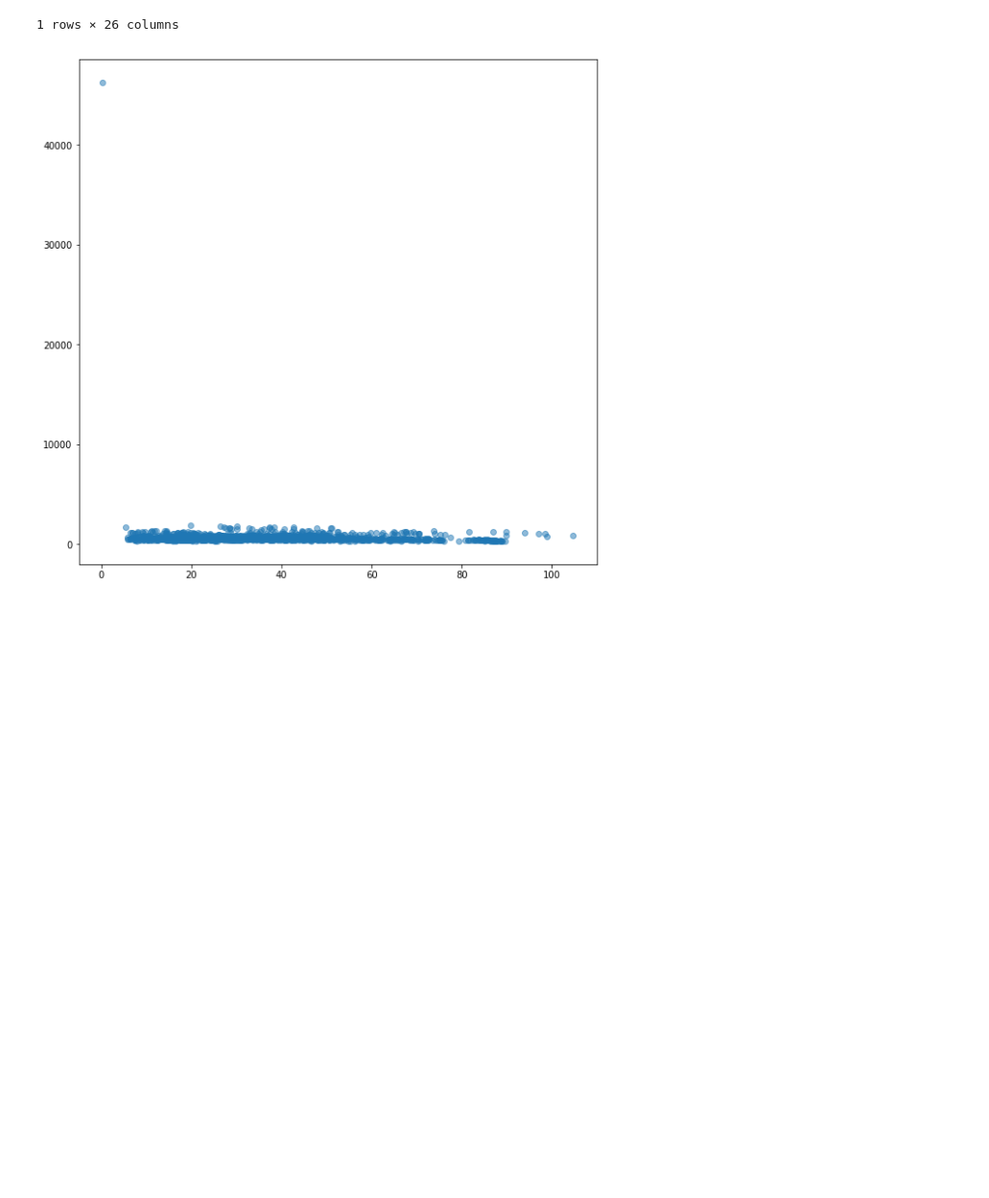
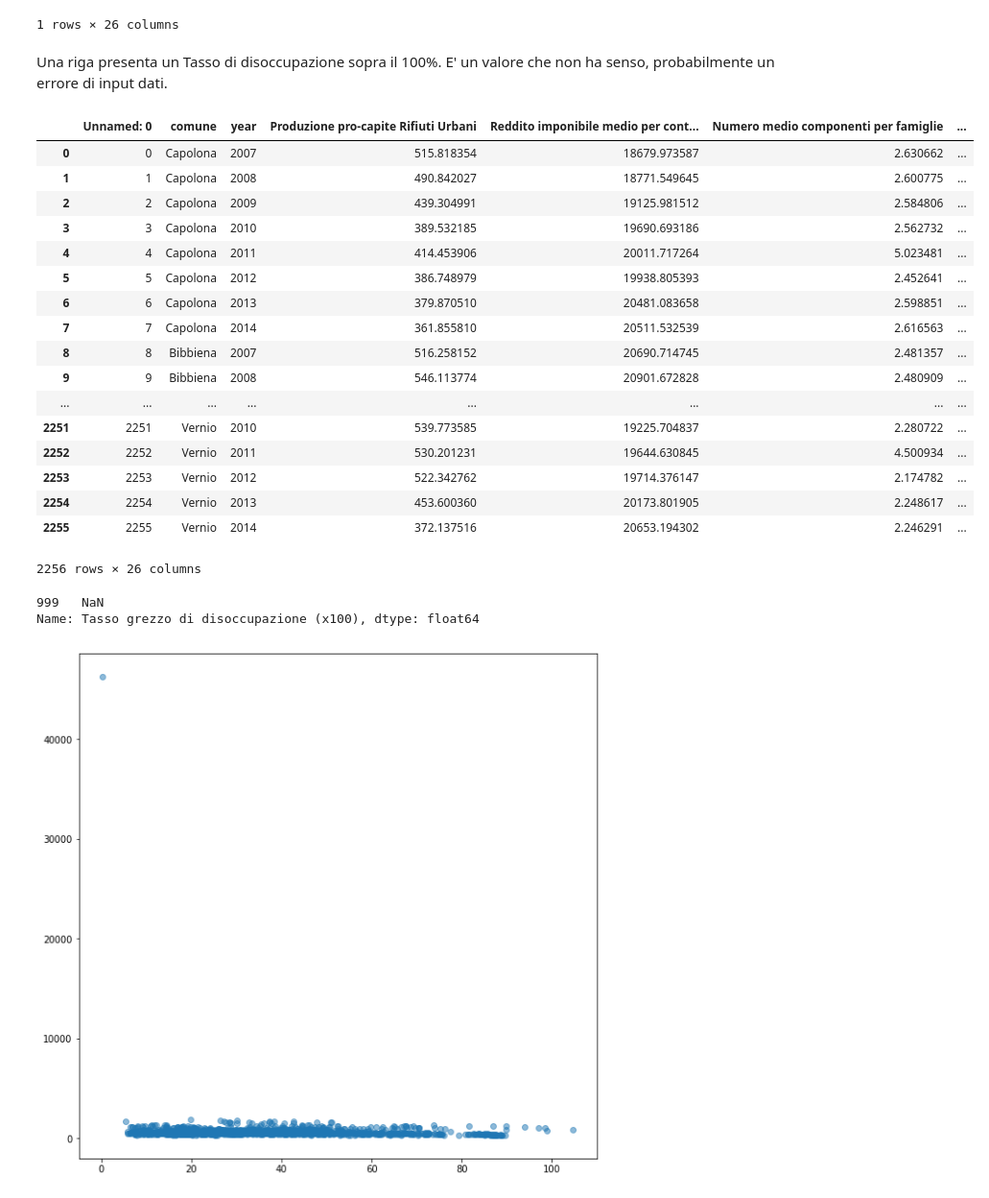
Before and after one commit to tropiano/sandrina, a Jupyter notebook: notebooks/salute/1 - Salute - Analysis.ipynb, the cells around one changed output. Shown at 96% size. Cells and saved outputs as stored; diff of their text form; code cells hidden in the pictures; blank space fills up the shorter version.

Commit message:
sostituisci dati bad con nan nel dataframe

```diff
--- a/notebooks/salute/1 - Salute - Analysis.ipynb
+++ b/notebooks/salute/1 - Salute - Analysis.ipynb
@@ -37,6 +48,34 @@ df[df["Tasso grezzo di disoccupazione (x100)"]>100]
 |  | Unnamed: 0 | comune | year | Produzione pro-capite Rifiuti Urbani | Reddito imponibile medio per cont... | Numero medio componenti per famiglie | ... |
 | 999 | 999 | Montecatini Val di Cecina | 2014 | 743.347851 | 19761.869522 | 2.10119 | ... |
 1 rows × 26 columns
+# %% [markdown]
+Una riga presenta un Tasso di disoccupazione sopra il 100%. E' un valore che non ha senso, probabilmente un errore di input dati.
+# %%
+df.set_value(999,'Tasso grezzo di disoccupazione (x100)',np.nan)
+# %% [output]
+|  | Unnamed: 0 | comune | year | Produzione pro-capite Rifiuti Urbani | Reddito imponibile medio per cont... | Numero medio componenti per famiglie | ... |
+| 0 | 0 | Capolona | 2007 | 515.818354 | 18679.973587 | 2.630662 | ... |
+| 1 | 1 | Capolona | 2008 | 490.842027 | 18771.549645 | 2.600775 | ... |
+| 2 | 2 | Capolona | 2009 | 439.304991 | 19125.981512 | 2.584806 | ... |
+| 3 | 3 | Capolona | 2010 | 389.532185 | 19690.693186 | 2.562732 | ... |
+| 4 | 4 | Capolona | 2011 | 414.453906 | 20011.717264 | 5.023481 | ... |
+| 5 | 5 | Capolona | 2012 | 386.748979 | 19938.805393 | 2.452641 | ... |
+| 6 | 6 | Capolona | 2013 | 379.870510 | 20481.083658 | 2.598851 | ... |
+| 7 | 7 | Capolona | 2014 | 361.855810 | 20511.532539 | 2.616563 | ... |
+| 8 | 8 | Bibbiena | 2007 | 516.258152 | 20690.714745 | 2.481357 | ... |
+| 9 | 9 | Bibbiena | 2008 | 546.113774 | 20901.672828 | 2.480909 | ... |
+| ... | ... | ... | ... | ... | ... | ... | ... |
+| 2251 | 2251 | Vernio | 2010 | 539.773585 | 19225.704837 | 2.280722 | ... |
+| 2252 | 2252 | Vernio | 2011 | 530.201231 | 19644.630845 | 4.500934 | ... |
+| 2253 | 2253 | Vernio | 2012 | 522.342762 | 19714.376147 | 2.174782 | ... |
+| 2254 | 2254 | Vernio | 2013 | 453.600360 | 20173.801905 | 2.248617 | ... |
+| 2255 | 2255 | Vernio | 2014 | 372.137516 | 20653.194302 | 2.246291 | ... |
+2256 rows × 26 columns
+# %%
+df[999:1000]['Tasso grezzo di disoccupazione (x100)']
+# %% [output]
+999   NaN
+Name: Tasso grezzo di disoccupazione (x100), dtype: float64
 # %%
 plt.figure(figsize=(10,10))
 plt.scatter(df["% di Raccolta Differenziata"],df["Produzione pro-capite Rifiuti Urbani"],alpha=0.5)
```
Also changed, not shown: parts of 4 cells of this notebook, 1 other file.
